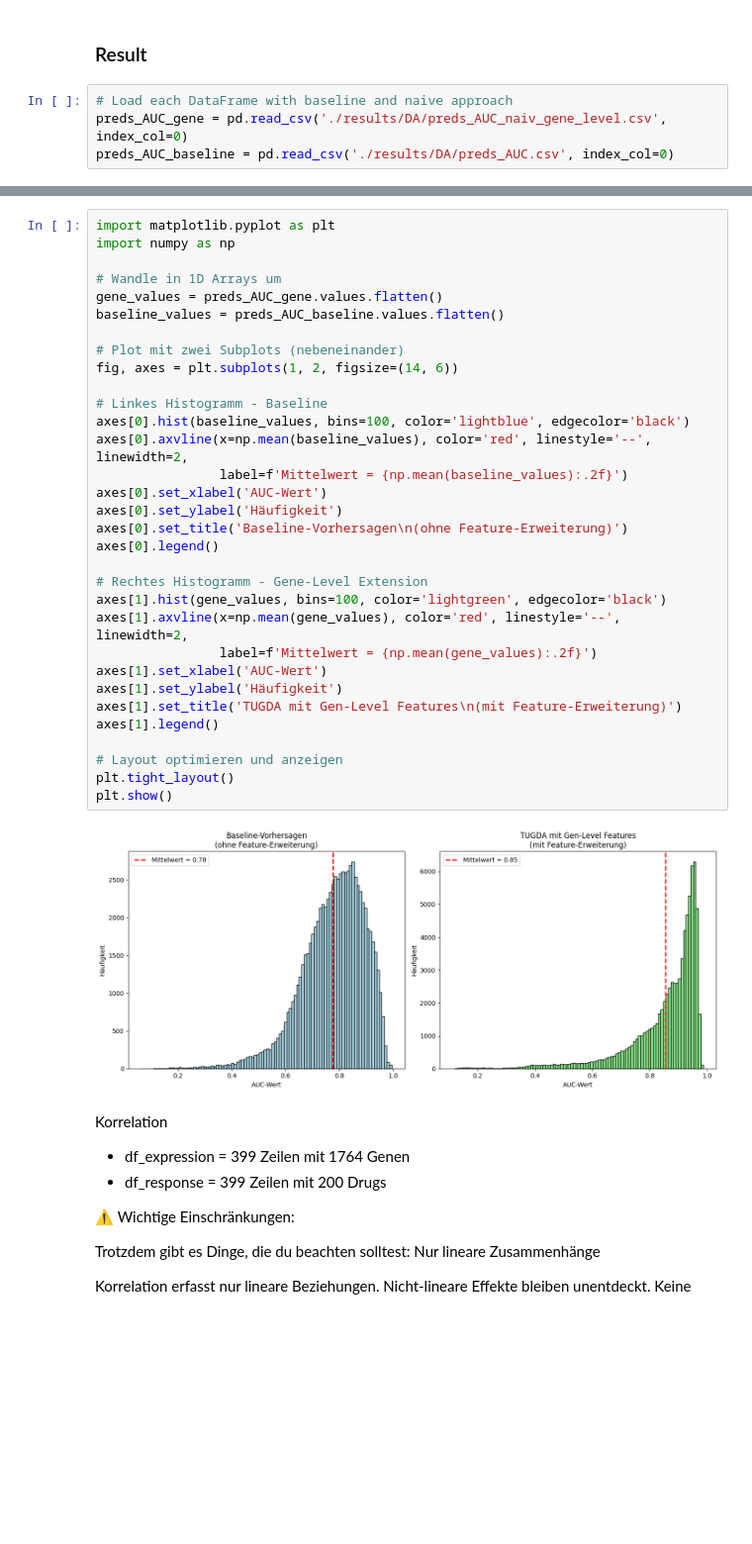
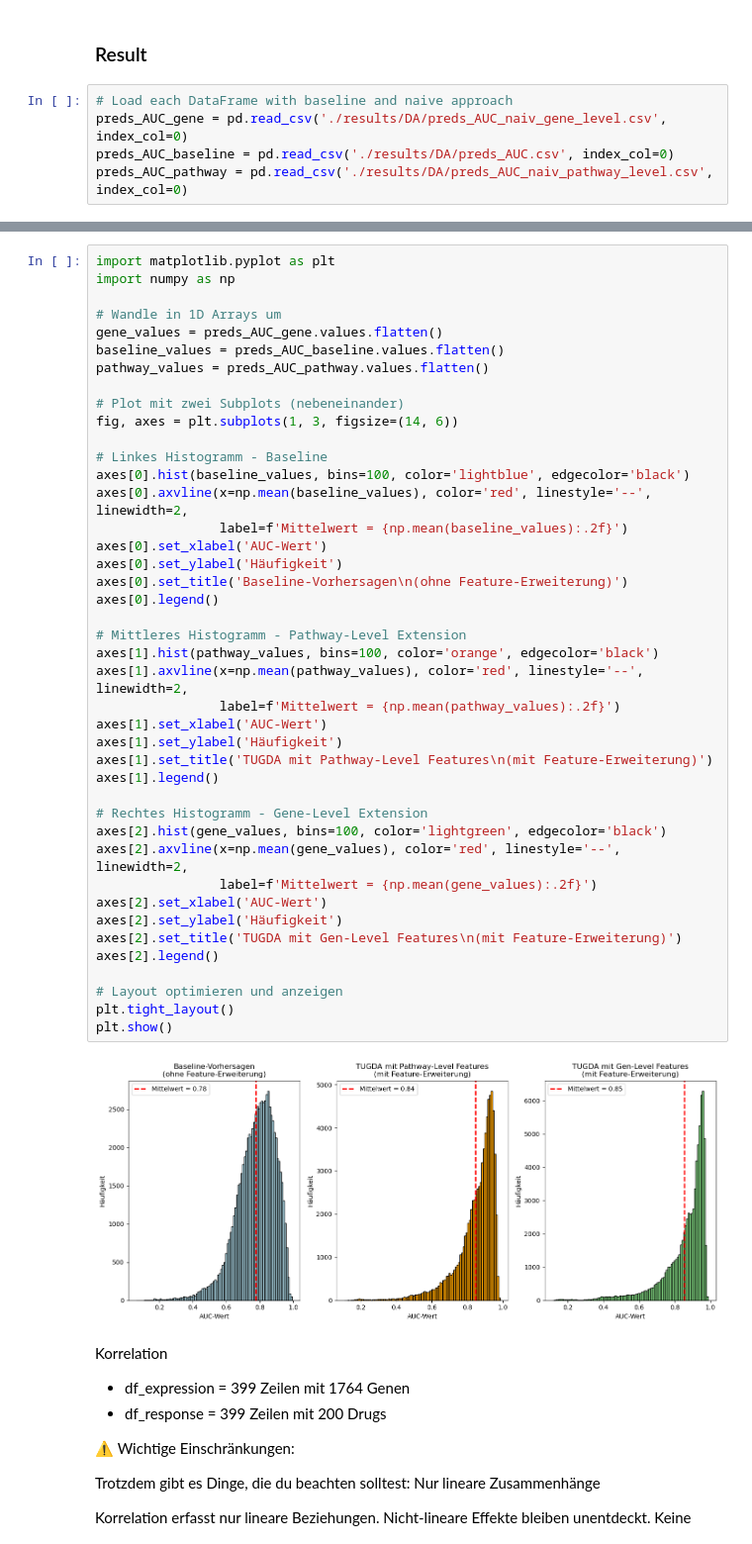
Before and after one commit to txm0324/Bachelor-Thesis, a Jupyter notebook: TUGDA/MSE_Analysis.ipynb, the cells around one changed output, grey strips where cells are left out. Shown at 99% size. Saved outputs shown, nothing was run; the diff lists cells and outputs as text; blank space fills up the shorter version.

```diff
--- a/TUGDA/MSE_Analysis.ipynb
+++ b/TUGDA/MSE_Analysis.ipynb
@@ -560,6 +587,7 @@ standardized_df
 # Load each DataFrame with baseline and naive approach
 preds_AUC_gene = pd.read_csv('./results/DA/preds_AUC_naiv_gene_level.csv', index_col=0)
 preds_AUC_baseline = pd.read_csv('./results/DA/preds_AUC.csv', index_col=0)
+preds_AUC_pathway = pd.read_csv('./results/DA/preds_AUC_naiv_pathway_level.csv', index_col=0)
 # %%
 # drug sensitivity score AUC
 # Je kleiner der AUC-Wert, desto empfindlicher ist das Modell gegenüber dem Medikament (weil weniger Dosis nötig ist, um Effekt zu erzielen)
@@ -601,37 +629,47 @@ plt.show()
 # %%
 import matplotlib.pyplot as plt
 import numpy as np
 
 # Wandle in 1D Arrays um
 gene_values = preds_AUC_gene.values.flatten()
 baseline_values = preds_AUC_baseline.values.flatten()
+pathway_values = preds_AUC_pathway.values.flatten()
 
 # Plot mit zwei Subplots (nebeneinander)
-fig, axes = plt.subplots(1, 2, figsize=(14, 6))
+fig, axes = plt.subplots(1, 3, figsize=(14, 6))
 
 # Linkes Histogramm - Baseline
 axes[0].hist(baseline_values, bins=100, color='lightblue', edgecolor='black')
 axes[0].axvline(x=np.mean(baseline_values), color='red', linestyle='--', linewidth=2,
                 label=f'Mittelwert = {np.mean(baseline_values):.2f}')
 axes[0].set_xlabel('AUC-Wert')
 axes[0].set_ylabel('Häufigkeit')
 axes[0].set_title('Baseline-Vorhersagen\n(ohne Feature-Erweiterung)')
 axes[0].legend()
 
-# Rechtes Histogramm - Gene-Level Extension
-axes[1].hist(gene_values, bins=100, color='lightgreen', edgecolor='black')
-axes[1].axvline(x=np.mean(gene_values), color='red', linestyle='--', linewidth=2,
-                label=f'Mittelwert = {np.mean(gene_values):.2f}')
+# Mittleres Histogramm - Pathway-Level Extension
+axes[1].hist(pathway_values, bins=100, color='orange', edgecolor='black')
+axes[1].axvline(x=np.mean(pathway_values), color='red', linestyle='--', linewidth=2,
+                label=f'Mittelwert = {np.mean(pathway_values):.2f}')
 axes[1].set_xlabel('AUC-Wert')
 axes[1].set_ylabel('Häufigkeit')
-axes[1].set_title('TUGDA mit Gen-Level Features\n(mit Feature-Erweiterung)')
+axes[1].set_title('TUGDA mit Pathway-Level Features\n(mit Feature-Erweiterung)')
 axes[1].legend()
+
+# Rechtes Histogramm - Gene-Level Extension
+axes[2].hist(gene_values, bins=100, color='lightgreen', edgecolor='black')
+axes[2].axvline(x=np.mean(gene_values), color='red', linestyle='--', linewidth=2,
+                label=f'Mittelwert = {np.mean(gene_values):.2f}')
+axes[2].set_xlabel('AUC-Wert')
+axes[2].set_ylabel('Häufigkeit')
+axes[2].set_title('TUGDA mit Gen-Level Features\n(mit Feature-Erweiterung)')
+axes[2].legend()
 
 # Layout optimieren und anzeigen
 plt.tight_layout()
 plt.show()
 # %% [output]
-[figure, old version]
+[figure, new version]
 # %% [markdown]
 Korrelation
 - df_expression = 399 Zeilen mit 1764 Genen
```
Also changed, not shown: parts of 18 cells of this notebook, 4 other files.
